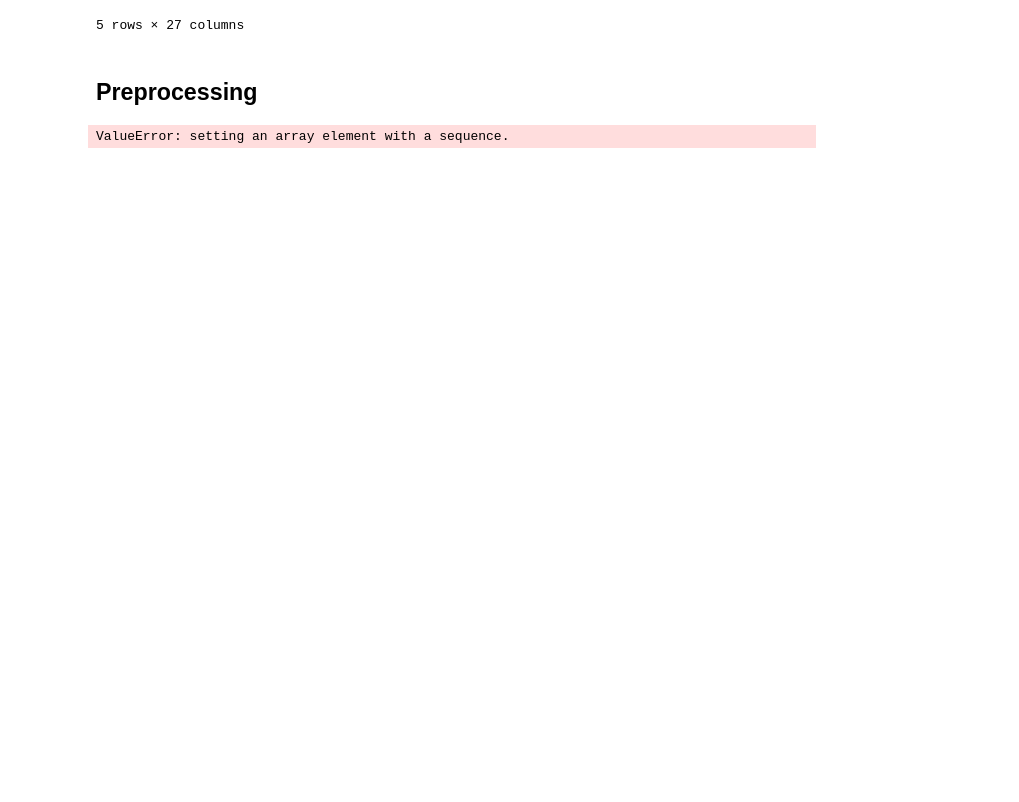
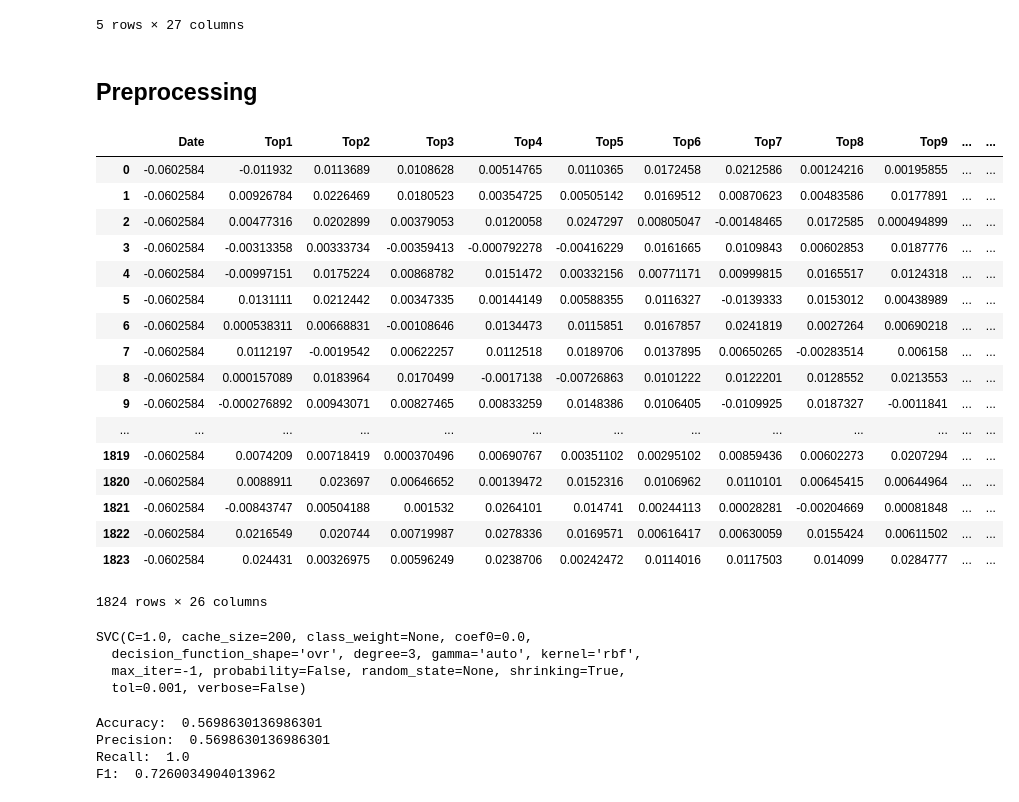
Before and after one commit to DrappierTechnologies/MLND, a Jupyter notebook: project/Capstone.ipynb, the cells around one changed output. Saved outputs shown, nothing was run; the diff lists cells and outputs as text; code cells hidden in the pictures; blank space fills up the shorter version.

Commit message:
completed notebook with trained model

```diff
--- a/project/Capstone.ipynb
+++ b/project/Capstone.ipynb
@@ -153,6 +154,18 @@ bearish_raw_data_labels = bearish_raw_data.pop('Label')
 
 bullish_stop_words_free_data = generate_stop_word_free_dataset(bullish_raw_data)
 bearish_stop_words_free_data = generate_stop_word_free_dataset(bearish_raw_data)
+# %%
+def numpy_fillna(data):
+    # Get lengths of each row of data
+    lens = np.array([len(i) for i in data])
+
+    # Mask of valid places in each row
+    mask = np.arange(lens.max()) < lens[:,None]
+
+    # Setup output array and put elements from data into masked positions
+    out = np.zeros(mask.shape, dtype=data.dtype)
+    out[mask] = np.concatenate(data)
+    return out
 # %%
 def convert_sentences_to_vector(dataframe):
     df = dataframe.copy()
@@ -161,8 +174,9 @@ def convert_sentences_to_vector(dataframe):
         # convert column values into an array where each row is an element in the array
         sentences = df[column].tolist()
         sentences_vectors = infersent.encode(sentences)
-        for idx, sentence_vectors in enumerate(sentences_vectors):
-            df.at[idx, column] = sentence_vectors
+        sentences_vectors_filled = numpy_fillna(sentences_vectors) # fill jagged array, just in case
+        for idx, sentence_vector in enumerate(sentences_vectors_filled):
+            df.at[idx, column] = np.mean(sentence_vector)
     return df
 # %%
 # preprocessing_pipeline = Pipeline([
@@ -170,6 +184,27 @@ def convert_sentences_to_vector(dataframe):
 # ])
 # %%
 data = convert_sentences_to_vector(bullish_raw_data)
+# %%
+data
+# %% [output]
+|  | Date | Top1 | Top2 | Top3 | Top4 | Top5 | Top6 | Top7 | Top8 | Top9 | ... | ... |
+| 0 | -0.0602584 | -0.011932 | 0.0113689 | 0.0108628 | 0.00514765 | 0.0110365 | 0.0172458 | 0.0212586 | 0.00124216 | 0.00195855 | ... | ... |
+| 1 | -0.0602584 | 0.00926784 | 0.0226469 | 0.0180523 | 0.00354725 | 0.00505142 | 0.0169512 | 0.00870623 | 0.00483586 | 0.0177891 | ... | ... |
+| 2 | -0.0602584 | 0.00477316 | 0.0202899 | 0.00379053 | 0.0120058 | 0.0247297 | 0.00805047 | -0.00148465 | 0.0172585 | 0.000494899 | ... | ... |
+| 3 | -0.0602584 | -0.00313358 | 0.00333734 | -0.00359413 | -0.000792278 | -0.00416229 | 0.0161665 | 0.0109843 | 0.00602853 | 0.0187776 | ... | ... |
+| 4 | -0.0602584 | -0.00997151 | 0.0175224 | 0.00868782 | 0.0151472 | 0.00332156 | 0.00771171 | 0.00999815 | 0.0165517 | 0.0124318 | ... | ... |
+| 5 | -0.0602584 | 0.0131111 | 0.0212442 | 0.00347335 | 0.00144149 | 0.00588355 | 0.0116327 | -0.0139333 | 0.0153012 | 0.00438989 | ... | ... |
+| 6 | -0.0602584 | 0.000538311 | 0.00668831 | -0.00108646 | 0.0134473 | 0.0115851 | 0.0167857 | 0.0241819 | 0.0027264 | 0.00690218 | ... | ... |
+| 7 | -0.0602584 | 0.0112197 | -0.0019542 | 0.00622257 | 0.0112518 | 0.0189706 | 0.0137895 | 0.00650265 | -0.00283514 | 0.006158 | ... | ... |
+| 8 | -0.0602584 | 0.000157089 | 0.0183964 | 0.0170499 | -0.0017138 | -0.00726863 | 0.0101222 | 0.0122201 | 0.0128552 | 0.0213553 | ... | ... |
+| 9 | -0.0602584 | -0.000276892 | 0.00943071 | 0.00827465 | 0.00833259 | 0.0148386 | 0.0106405 | -0.0109925 | 0.0187327 | -0.0011841 | ... | ... |
+| ... | ... | ... | ... | ... | ... | ... | ... | ... | ... | ... | ... | ... |
+| 1819 | -0.0602584 | 0.0074209 | 0.00718419 | 0.000370496 | 0.00690767 | 0.00351102 | 0.00295102 | 0.00859436 | 0.00602273 | 0.0207294 | ... | ... |
+| 1820 | -0.0602584 | 0.0088911 | 0.023697 | 0.00646652 | 0.00139472 | 0.0152316 | 0.0106962 | 0.0110101 | 0.00645415 | 0.00644964 | ... | ... |
+| 1821 | -0.0602584 | -0.00843747 | 0.00504188 | 0.001532 | 0.0264101 | 0.014741 | 0.00244113 | 0.00028281 | -0.00204669 | 0.00081848 | ... | ... |
+| 1822 | -0.0602584 | 0.0216549 | 0.020744 | 0.00719987 | 0.0278336 | 0.0169571 | 0.00616417 | 0.00630059 | 0.0155424 | 0.00611502 | ... | ... |
+| 1823 | -0.0602584 | 0.024431 | 0.00326975 | 0.00596249 | 0.0238706 | 0.00242472 | 0.0114016 | 0.0117503 | 0.014099 | 0.0284777 | ... | ... |
+1824 rows × 26 columns
 # %%
 # splitting data before preprocessing so as to avoid introducing unseen information from the test set into the training
 
@@ -178,7 +213,10 @@ def split_data(x_data, y_data, test_percent_size):
 
 x_train, x_test, y_train, y_test = split_data(data, bullish_raw_data_labels, 0.2)
 # %%
-model = SVC()
+model = SVC(gamma='auto')
 model.fit(x_train, y_train)
 # %% [output]
-ValueError: setting an array element with a sequence.
+SVC(C=1.0, cache_size=200, class_weight=None, coef0=0.0,
+  decision_function_shape='ovr', degree=3, gamma='auto', kernel='rbf',
+  max_iter=-1, probability=False, random_state=None, shrinking=True,
+  tol=0.001, verbose=False)
@@ -184,0 +225,22 @@ ValueError: setting an array element with a sequence.
+# %%
+# accuracy
+accuracy = accuracy_score(y_test, y_pred)
+
+# precision
+precision = precision_score(y_test, y_pred)
+
+# recall
+recall = recall_score(y_test, y_pred)
+
+# f1
+f1 = f1_score(y_test, y_pred)
+
+print("Accuracy: ", accuracy)
+print("Precision: ", precision)
+print("Recall: ", recall)
+print("F1: ", f1)
+# %% [output]
+Accuracy:  0.5698630136986301
+Precision:  0.5698630136986301
+Recall:  1.0
+F1:  0.7260034904013962
```
Also changed, not shown: parts of 3 cells of this notebook.
